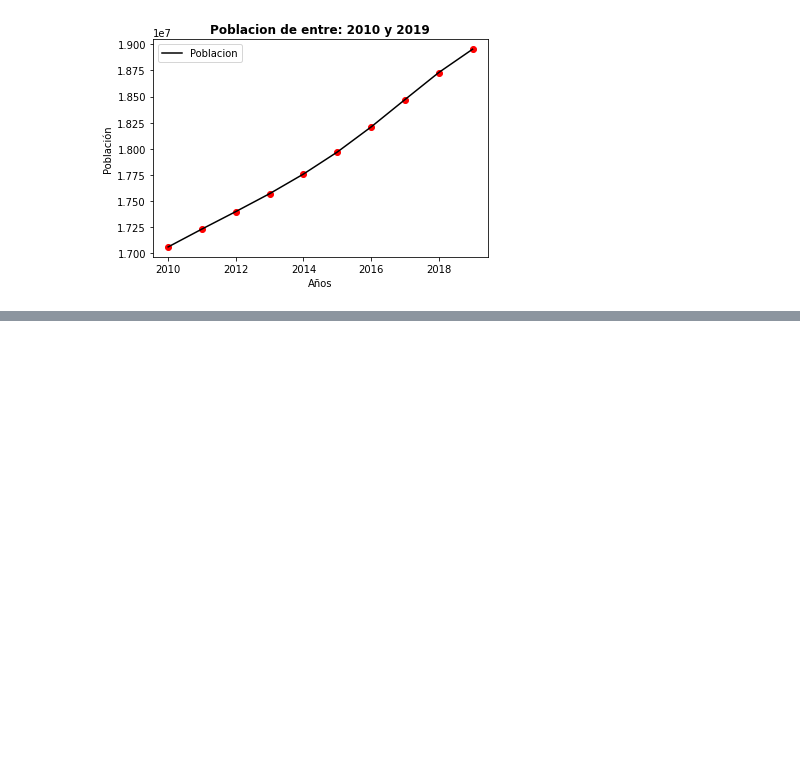
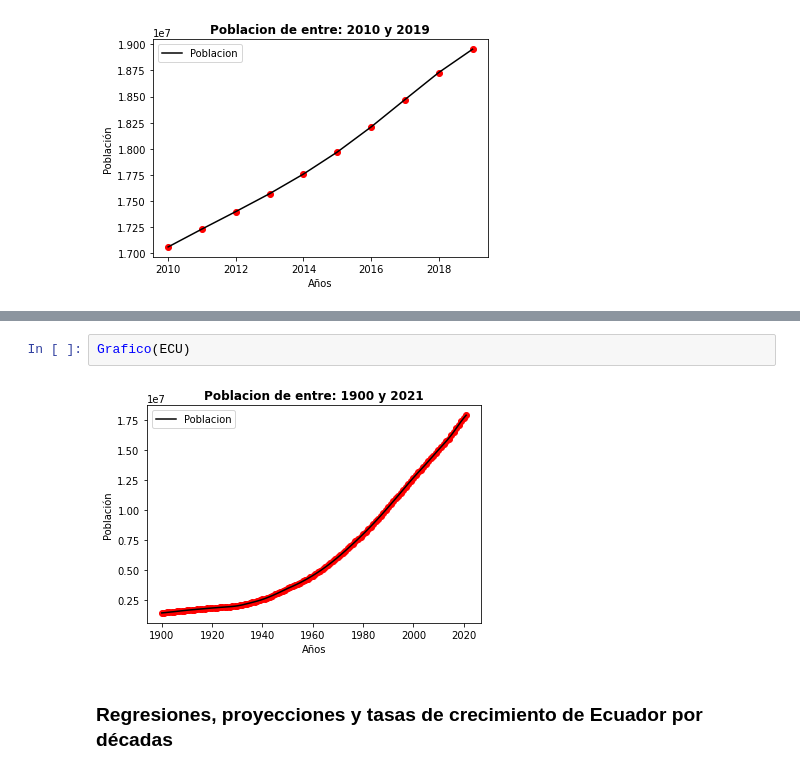
Before and after one commit to Danp06/Procesamiento, a Jupyter notebook: Trabajo Final.ipynb, the cells around one changed output, grey strips where cells are left out. Drawn from its saved outputs; the diff is of its cells as text; blank space fills up the shorter version.

```diff
--- a/Trabajo Final.ipynb
+++ b/Trabajo Final.ipynb
@@ -1180,0 +1462,6 @@ Graficos(CHL10)
+# %%
+Grafico(ECU)
+# %% [output]
+[figure, added]
+# %% [markdown]
+### Regresiones, proyecciones y tasas de crecimiento de Ecuador por décadas
```
Also changed, not shown: parts of 153 cells of this notebook.
